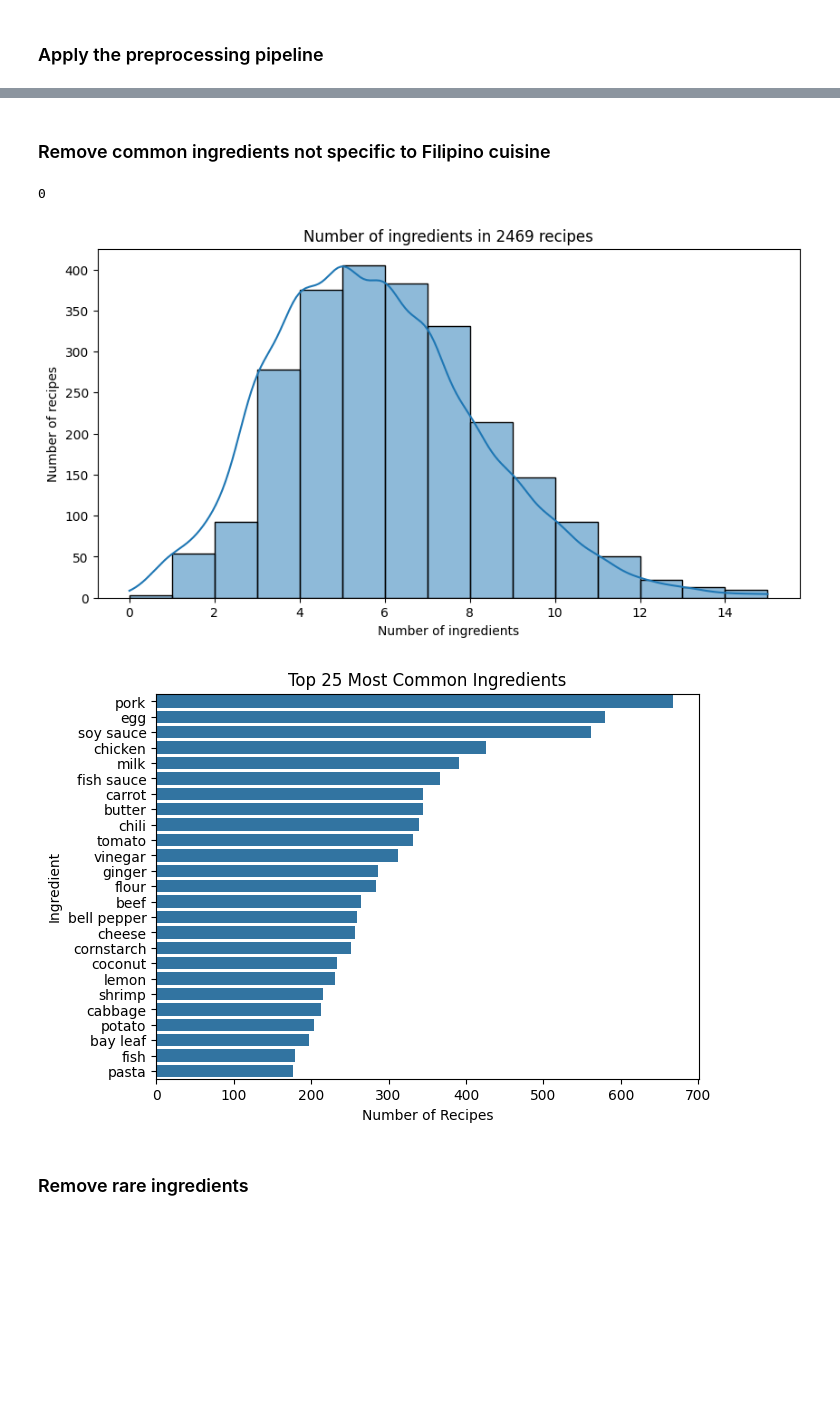
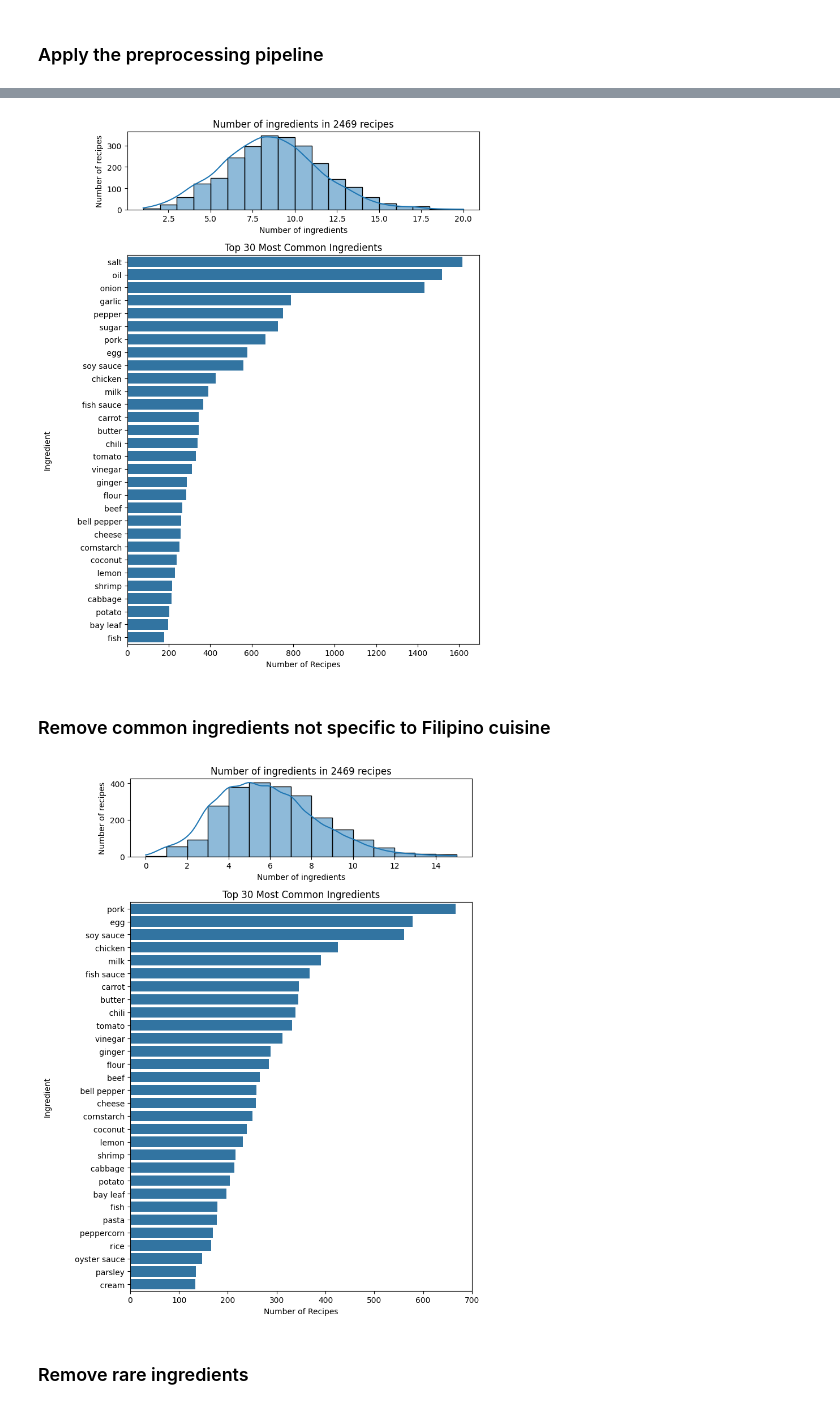
Before and after one commit to rixmape/panlasang-pinoy-clustering, a Jupyter notebook: panlasang-pinoy.ipynb, the cells around one changed output, grey strips where cells are left out. Saved outputs shown, nothing was run; the diff lists cells and outputs as text; code cells hidden in the pictures; blank space fills up the shorter version.

Commit message:
Refactor ingredient stats plotter

```diff
--- a/panlasang-pinoy.ipynb
+++ b/panlasang-pinoy.ipynb
@@ -166,7 +168,6 @@ def display_tokens(text):
     print(tabulate(rows, headers=headers))
 
 
-# SAMPLE_INGREDIENT = "small lemon lemons or 6 to 7 pieces calamansi"
-SAMPLE_INGREDIENT = "cauliflower florets"
+SAMPLE_INGREDIENT = "small lemon lemons or 6 to 7 pieces calamansi"
 display_tokens(SAMPLE_INGREDIENT)
 # %% [output]
@@ -327,9 +341,6 @@ def clean_ingredients(ingredients):
 
 tqdm.pandas()
 
-recipe_df["cleaned_ingredients"] = recipe_df["ingredients"].progress_apply(
-    clean_ingredients
+recipe_df["cleaned_ingredients"] = (
+    recipe_df["ingredients"].progress_apply(clean_ingredients)
 )
-
-plot_ingredient_distribution(recipe_df["cleaned_ingredients"])
-plot_common_ingredients(recipe_df["cleaned_ingredients"])
@@ -339,3 +347,7 @@ plot_common_ingredients(recipe_df["cleaned_ingredients"])
+# %%
+plot_ingredient_analysis(recipe_df["cleaned_ingredients"])
+# %% [output]
+[figure, added]
 # %%
 save_ingredients(
     recipe_df["cleaned_ingredients"],
@@ -349,36 +361,30 @@ recipe_df[["ingredients", "cleaned_ingredients"]].to_json(
 )
 # %% [markdown]
 ### Remove common ingredients not specific to Filipino cuisine
-# %%
-# Count number of occurence for "steak"
-recipe_df["cleaned_ingredients"].apply(lambda x: "steak" in x).sum()
-# %% [output]
-0
 # %%
 ingredients_to_remove = [
     "oil",
     "salt",
     "onion",
     "sugar",
     "pepper",
     "garlic",
 ]
 
-recipe_df["cleaned_ingredients"] = recipe_df["cleaned_ingredients"].apply(
-    lambda ingredients: [
-        i for i in ingredients if i not in ingredients_to_remove
-    ]
+
+def remove_rare_ingredients(ingredients):
+    return [i for i in ingredients if i not in ingredients_to_remove]
+
+
+reduced_df = recipe_df.copy()
+
+reduced_df["cleaned_ingredients"] = (
+    reduced_df["cleaned_ingredients"].apply(remove_rare_ingredients)
 )
 
-plot_ingredient_distribution(recipe_df["cleaned_ingredients"])
-plot_common_ingredients(
-    recipe_df["cleaned_ingredients"],
-    n=25,
-    # most_common=False,
-)
+plot_ingredient_analysis(reduced_df["cleaned_ingredients"])
 # %% [output]
-[figure, old version]
+[figure, new version]
-[figure, removed]
 # %% [markdown]
 ### Remove rare ingredients
 # %%
```
Also changed, not shown: parts of 16 cells of this notebook, 4 other files.
